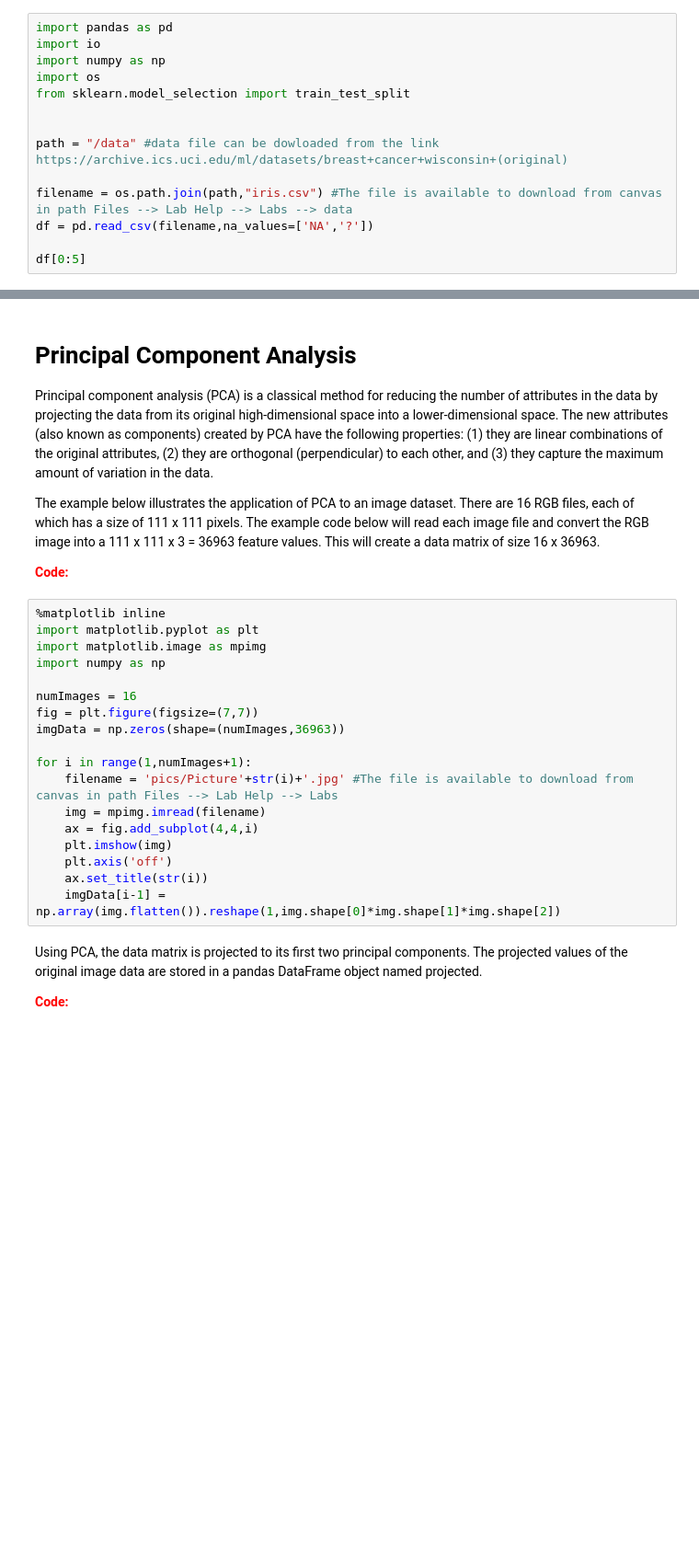
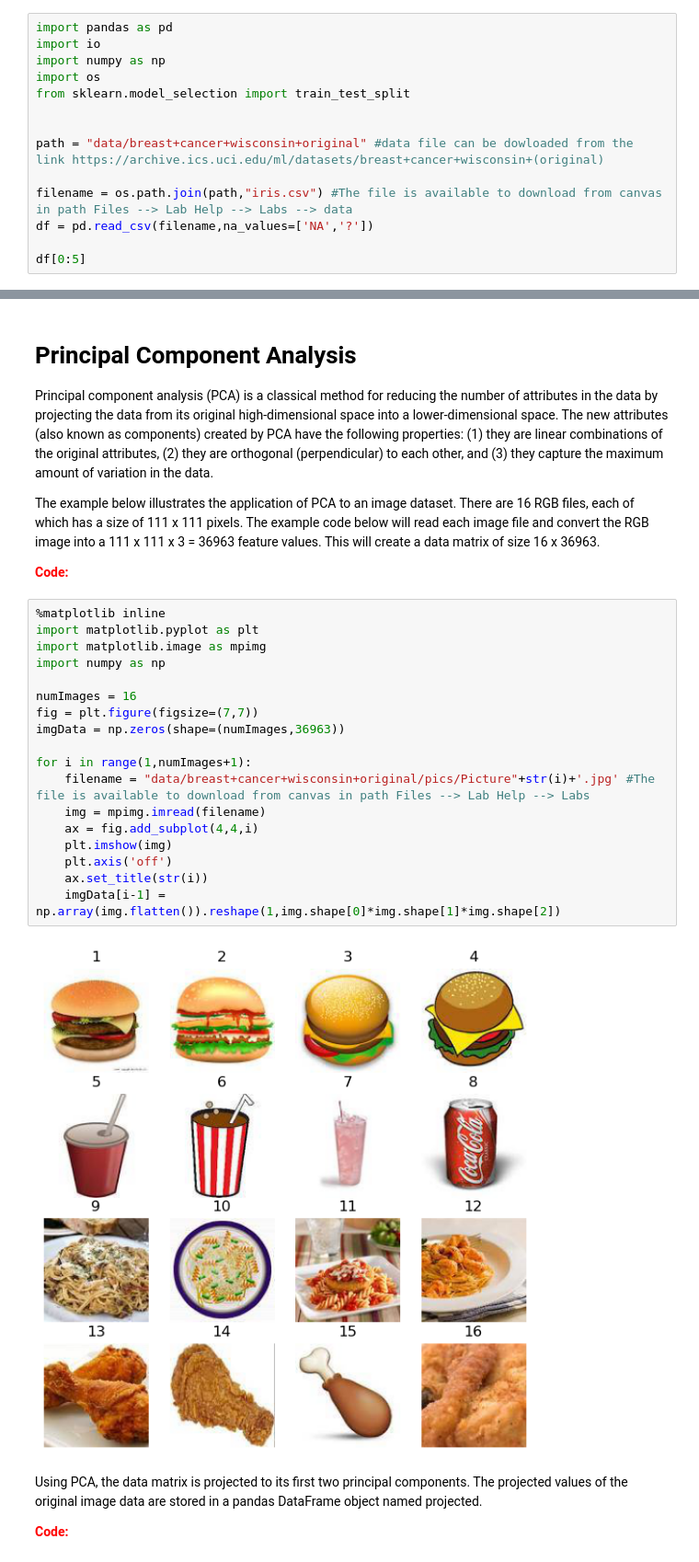
Before and after one commit to rc1inger/CSC177-DataPreprocessing, a Jupyter notebook: Tutorial_4_Data_Preprocessing.ipynb, the cells around one changed output, grey strips where cells are left out. Shown at 92% size. Cells and saved outputs as stored; diff of their text form; blank space fills up the shorter version.

```diff
--- a/Tutorial_4_Data_Preprocessing.ipynb
+++ b/Tutorial_4_Data_Preprocessing.ipynb
@@ -691,7 +977,7 @@ import os
 from sklearn.model_selection import train_test_split
 
 
-path = "/data" #data file can be dowloaded from the link https://archive.ics.uci.edu/ml/datasets/breast+cancer+wisconsin+(original)
+path = "data/breast+cancer+wisconsin+original" #data file can be dowloaded from the link https://archive.ics.uci.edu/ml/datasets/breast+cancer+wisconsin+(original)
 
 filename = os.path.join(path,"iris.csv") #The file is available to download from canvas in path Files --> Lab Help --> Labs --> data
 df = pd.read_csv(filename,na_values=['NA','?'])
@@ -818,21 +1207,23 @@ The example below illustrates the application of PCA to an image dataset. There
 # %%
 %matplotlib inline
 import matplotlib.pyplot as plt
 import matplotlib.image as mpimg
 import numpy as np
 
 numImages = 16
 fig = plt.figure(figsize=(7,7))
 imgData = np.zeros(shape=(numImages,36963))
 
 for i in range(1,numImages+1):
-    filename = 'pics/Picture'+str(i)+'.jpg' #The file is available to download from canvas in path Files --> Lab Help --> Labs
+    filename = "data/breast+cancer+wisconsin+original/pics/Picture"+str(i)+'.jpg' #The file is available to download from canvas in path Files --> Lab Help --> Labs
     img = mpimg.imread(filename)
     ax = fig.add_subplot(4,4,i)
     plt.imshow(img)
     plt.axis('off')
     ax.set_title(str(i))
     imgData[i-1] = np.array(img.flatten()).reshape(1,img.shape[0]*img.shape[1]*img.shape[2])
+# %% [output]
+[figure, added]
 # %% [markdown]
 Using PCA, the data matrix is projected to its first two principal components. The projected values of the original image data are stored in a pandas DataFrame object named projected.
 
```
Also changed, not shown: parts of 111 cells of this notebook, 2 other files.
